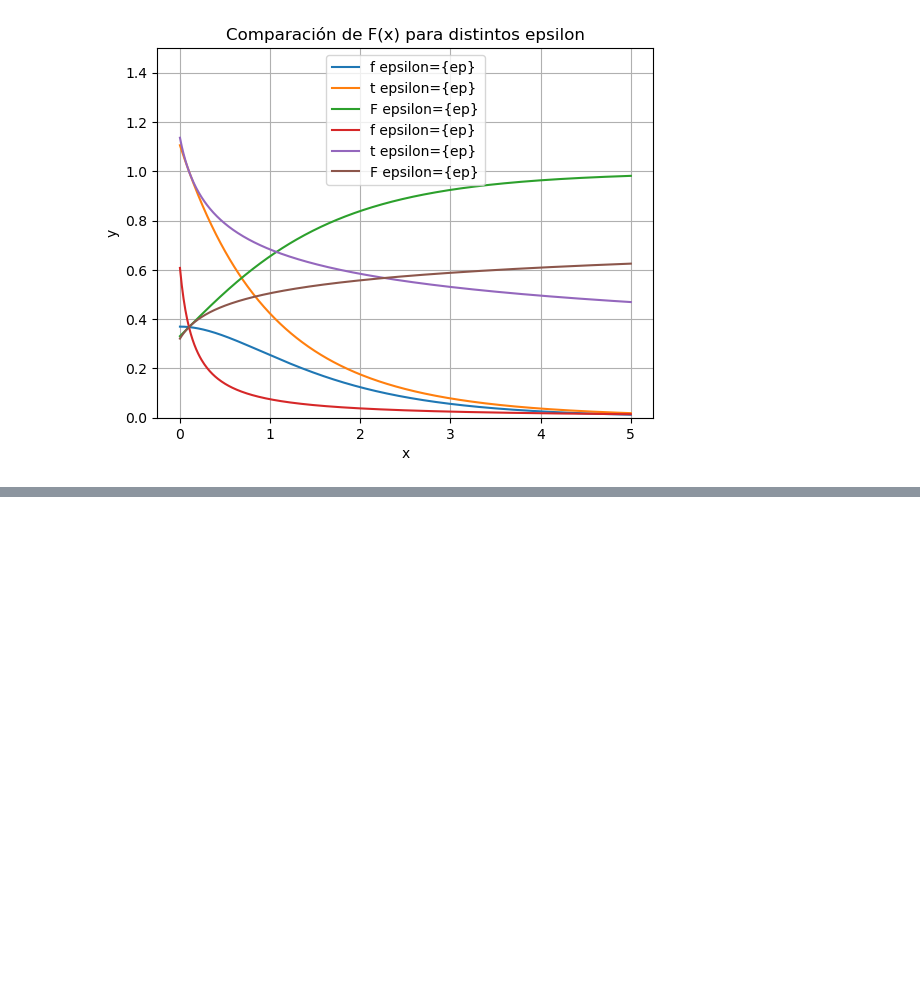
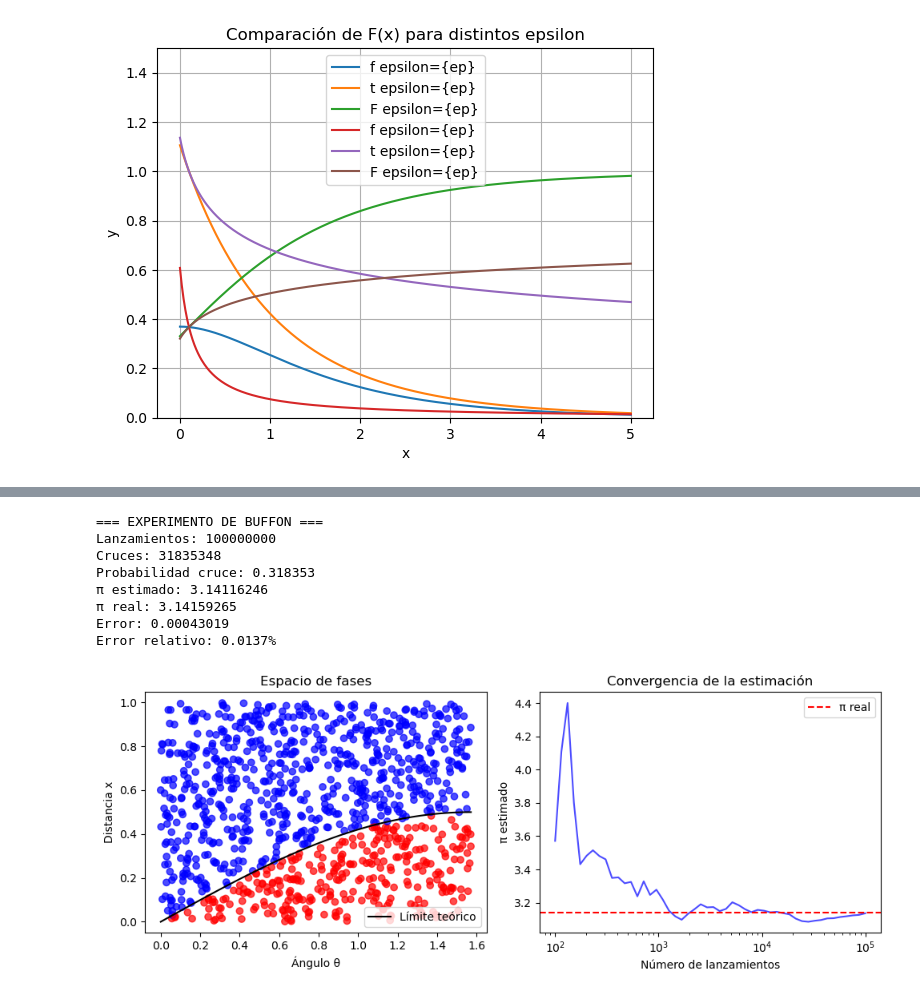
Before and after one commit to rubsanmon22/2025-unc-famaf-astro-astrometria1, a Jupyter notebook: tp2/tp2.ipynb, the cells around one changed output, grey strips where cells are left out. Saved outputs shown, nothing was run; the diff lists cells and outputs as text; code cells hidden in the pictures; blank space fills up the shorter version.

```diff
--- a/tp2/tp2.ipynb
+++ b/tp2/tp2.ipynb
@@ -193,0 +298,69 @@ plt.show()
+# %%
+
+
+# PARÁMETROS
+l, t = 1.0, 2.0           # Aguja más corta que distancia entre rayas
+n_lanzamientos = 100000000   # Más lanzamientos = mejor estimación
+
+# SIMULACIÓN
+x = np.random.uniform(0, t/2, n_lanzamientos)      # Posición
+theta = np.random.uniform(0, np.pi/2, n_lanzamientos) # Ángulo
+
+# CONDICIÓN DE CRUCE
+cruce = x <= (l/2) * np.sin(theta)
+n_cruces = np.sum(cruce)
+
+# ESTIMACIÓN DE π
+prob_cruce = n_cruces / n_lanzamientos
+pi_estimado = (2 * l) / (t * prob_cruce)
+
+# RESULTADOS
+print("=== EXPERIMENTO DE BUFFON ===")
+print(f"Lanzamientos: {n_lanzamientos}")
+print(f"Cruces: {n_cruces}")
+print(f"Probabilidad cruce: {prob_cruce:.6f}")
+print(f"π estimado: {pi_estimado:.8f}")
+print(f"π real: {np.pi:.8f}")
+print(f"Error: {abs(pi_estimado - np.pi):.8f}")
+print(f"Error relativo: {abs(pi_estimado - np.pi)/np.pi*100:.4f}%")
+
+# GRÁFICO SIMPLE
+plt.figure(figsize=(10, 4))
+
+plt.subplot(1, 2, 1)
+# Mostrar solo 100 puntos para claridad
+muestra = min(1000, n_lanzamientos)
+plt.scatter(theta[:muestra], x[:muestra], c=cruce[:muestra], cmap='bwr', alpha=0.7)
+theta_teo = np.linspace(0, np.pi/2, 100)
+plt.plot(theta_teo, (l/2)*np.sin(theta_teo), 'k-', label='Límite teórico')
+plt.xlabel('Ángulo θ'); plt.ylabel('Distancia x')
+plt.title('Espacio de fases')
+plt.legend()
+
+plt.subplot(1, 2, 2)
+# Convergencia con incrementos
+incrementos = np.logspace(2, 5, 50).astype(int)
+pi_conv = []
+for n in incrementos:
+    if n <= n_lanzamientos:
+        prob = np.sum(cruce[:n]) / n
+        pi_conv.append((2*l)/(t*prob) if prob > 0 else 0)
+
+plt.semilogx(incrementos[:len(pi_conv)], pi_conv, 'b-', alpha=0.7)
+plt.axhline(np.pi, color='r', linestyle='--', label='π real')
+plt.xlabel('Número de lanzamientos'); plt.ylabel('π estimado')
+plt.title('Convergencia de la estimación')
+plt.legend()
+
+plt.tight_layout()
+plt.show()
+# %% [output]
+=== EXPERIMENTO DE BUFFON ===
+Lanzamientos: 100000000
+Cruces: 31835348
+Probabilidad cruce: 0.318353
+π estimado: 3.14116246
+π real: 3.14159265
+Error: 0.00043019
+Error relativo: 0.0137%
+[figure, added]
```
Also changed, not shown: parts of 11 cells of this notebook, 1 other file.
